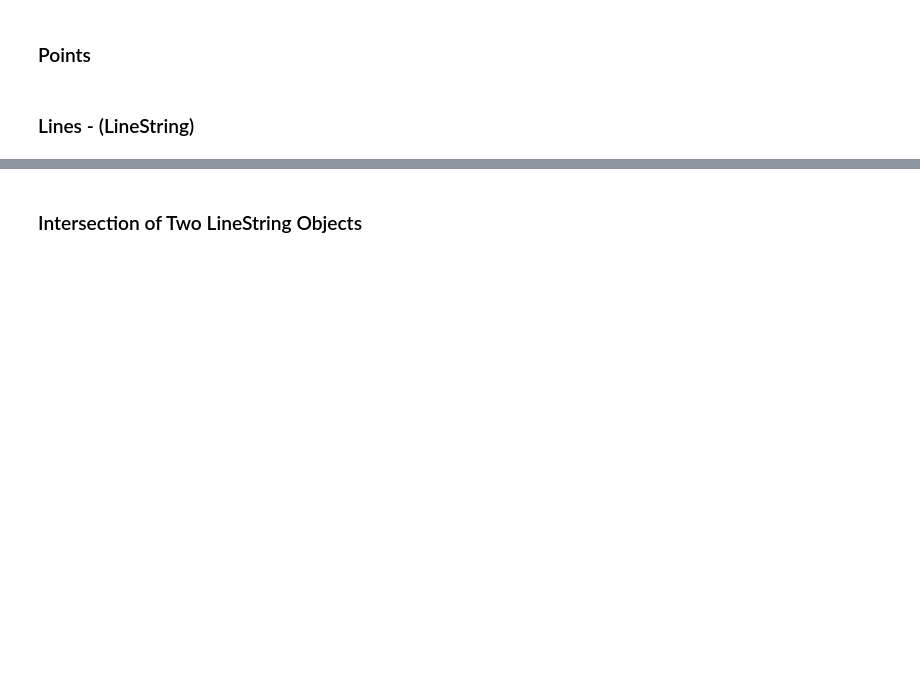
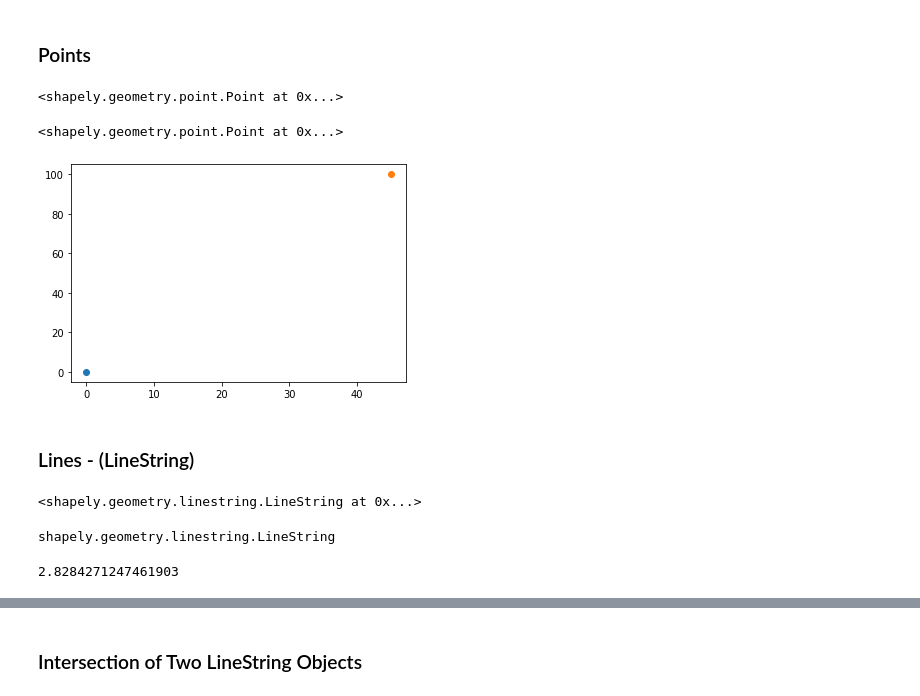
Before and after one commit to katkim0307/pratt-savi-810-2020-03-lesson_03, a Jupyter notebook: lesson_03.ipynb, the cells around one changed output, grey strips where cells are left out. Cells and saved outputs as stored; diff of their text form; code cells hidden in the pictures; blank space fills up the shorter version.

```diff
--- a/lesson_03.ipynb
+++ b/lesson_03.ipynb
@@ -126,7 +129,40 @@ import matplotlib.pyplot as plt
+# %%
+point_1 = Point(0.0, 0.0)
+point_1
+# %% [output]
+<shapely.geometry.point.Point at 0x...>
+# %%
+point_2 = Point(45.0, 100.0)
+point_2
+# %% [output]
+<shapely.geometry.point.Point at 0x...>
+# %%
+p_1x, p_1y = point_1.xy
+p_2x, p_2y = point_2.xy
+
+plt.scatter(p_1x, p_1y)
+plt.scatter(p_2x, p_2y)
+plt.show();
+# %% [output]
+[figure, added]
 # %% [markdown]
 ### Lines - (LineString)
 # %%
 from shapely.geometry import LineString
+# %%
+# linestring: pass a list of tuples/list of coordinates
+line = LineString([(0, 0), (2, 2)])
+line
+# %% [output]
+<shapely.geometry.linestring.LineString at 0x...>
+# %%
+type(line)
+# %% [output]
+shapely.geometry.linestring.LineString
+# %%
+line.length
+# %% [output]
+2.8284271247461903
 # %%
 a = LineString([(0, 0), (1, 1), (1,2), (2,2)])
 b = LineString([(0, 0), (1, 1), (2,1), (2,2)])
```
Also changed, not shown: parts of 60 cells of this notebook, 6 other files.
